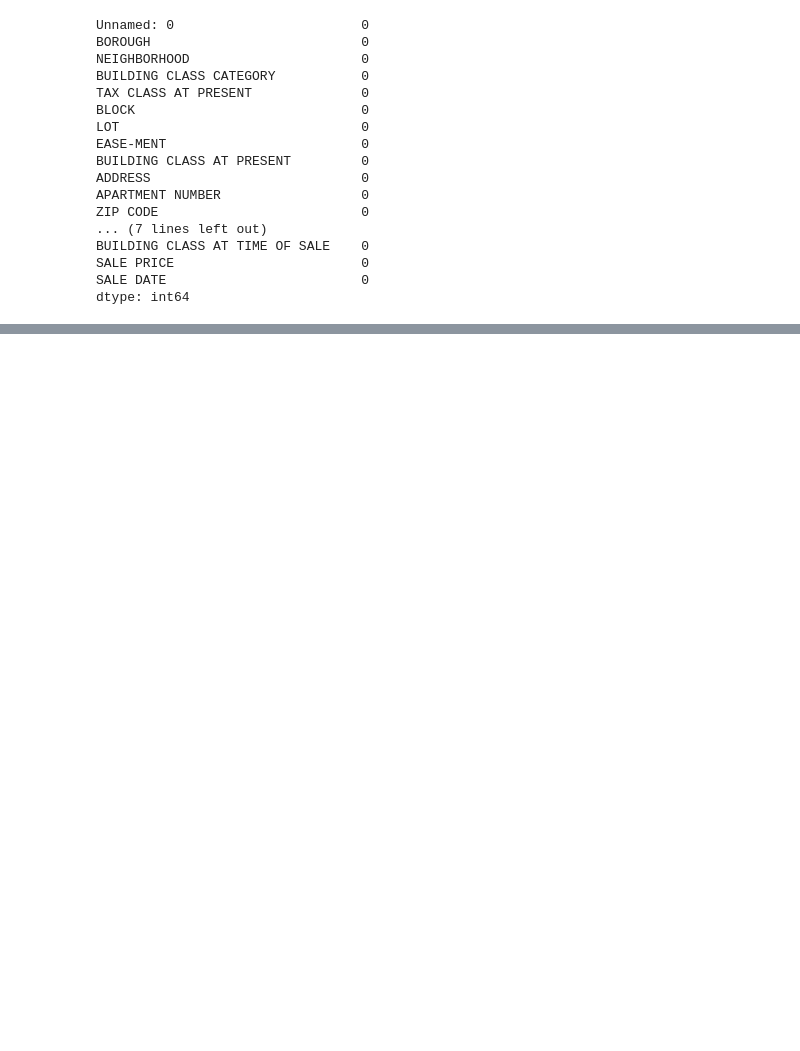
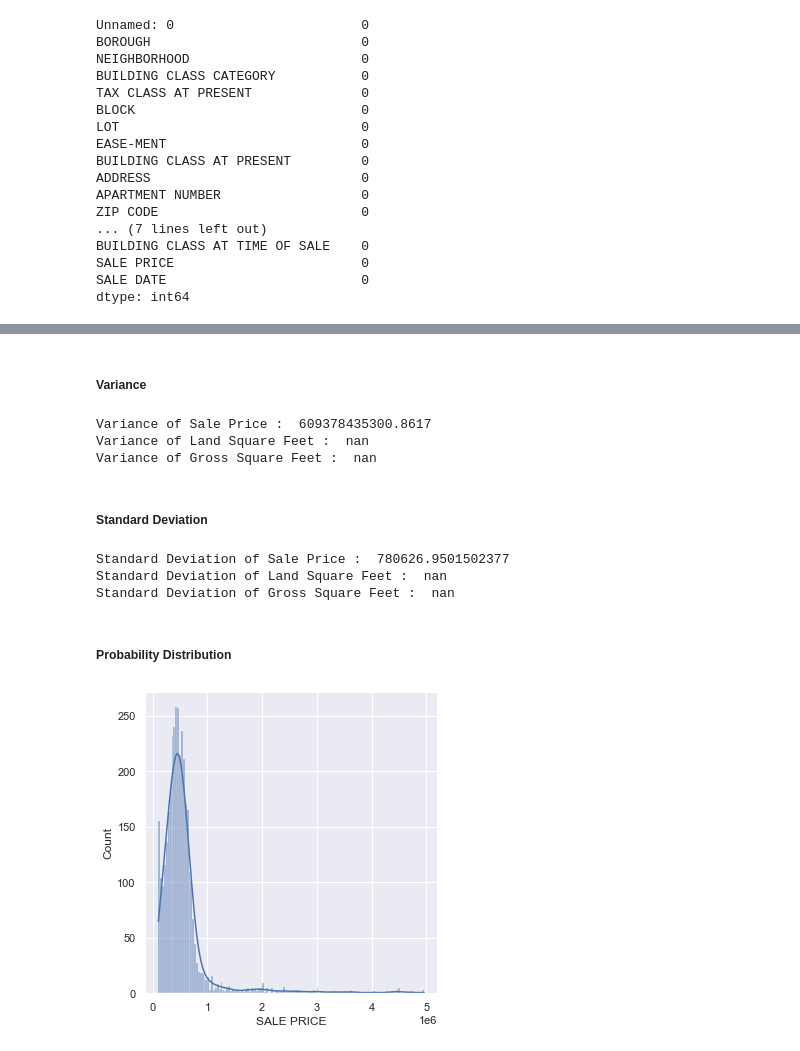
Before and after one commit to safrip2/PYTN-Assgn_2_09_Berlian-Safri, a Jupyter notebook: PYTN_Assgn_2_09_Berlian Safri.ipynb, the cells around one changed output, grey strips where cells are left out. Saved outputs shown, nothing was run; the diff lists cells and outputs as text; code cells hidden in the pictures; blank space fills up the shorter version.

```diff
--- a/PYTN_Assgn_2_09_Berlian Safri.ipynb
+++ b/PYTN_Assgn_2_09_Berlian Safri.ipynb
@@ -100,0 +184,9 @@ tidak ada data yang terduplikat pada dataset ini
+# %%
+# Mengambil jumlah Total Units dalam rentang 0-50
+df = df[(df['TOTAL UNITS'] > 0) & (df['TOTAL UNITS'] < 50)]
+# %%
+# Menghapus data yang jika Commercial Units dan Residential Units dijumlahkan tidak sama dengan Total Units
+df = df[df['TOTAL UNITS'] == df['COMMERCIAL UNITS'] + df['RESIDENTIAL UNITS']]
+# %%
+df[["TOTAL UNITS", "SALE PRICE"]].groupby(['TOTAL UNITS'], as_index=False).count().sort_values(by='SALE PRICE', ascending=False)
+df = df[(df['TOTAL UNITS'] > 0) & (df['TOTAL UNITS'] != 2261)]
@@ -100,0 +213,3 @@ tidak ada data yang terduplikat pada dataset ini
+# %%
+# delete unnamed column
+df.drop(df.columns[df.columns.str.contains('unnamed',case = False)],axis = 1, inplace = True)
@@ -100,0 +281,35 @@ tidak ada data yang terduplikat pada dataset ini
+# %% [markdown]
+##### Variance
+# %%
+var_saleprice = statistics.variance(df['SALE PRICE'])
+var_lsf = statistics.variance(df['LAND SQUARE FEET'])
+var_gsf = statistics.variance(df['GROSS SQUARE FEET'])
+print("Variance of Sale Price : ",var_saleprice)
+print("Variance of Land Square Feet : ",var_lsf)
+print("Variance of Gross Square Feet : ",var_gsf)
+# %% [output]
+Variance of Sale Price :  609378435300.8617
+Variance of Land Square Feet :  nan
+Variance of Gross Square Feet :  nan
+# %% [markdown]
+##### Standard Deviation
+# %%
+std_saleprice = statistics.stdev(df['SALE PRICE'])
+std_lsf = statistics.stdev(df['LAND SQUARE FEET'])
+std_gsf = statistics.stdev(df['GROSS SQUARE FEET'])
+print("Standard Deviation of Sale Price : ",std_saleprice)
+print("Standard Deviation of Land Square Feet : ",std_lsf)
+print("Standard Deviation of Gross Square Feet : ",std_gsf)
+# %% [output]
+Standard Deviation of Sale Price :  780626.9501502377
+Standard Deviation of Land Square Feet :  nan
+Standard Deviation of Gross Square Feet :  nan
+# %% [markdown]
+##### Probability Distribution
+# %%
+bronx_dist = df[df['BOROUGH'] == 'Bronx']['SALE PRICE']
+
+ax = sns.displot(bronx_dist,
+                  kde=True)
+# %% [output]
+[figure, added]
```
Also changed, not shown: parts of 44 cells of this notebook, 1 other file.
